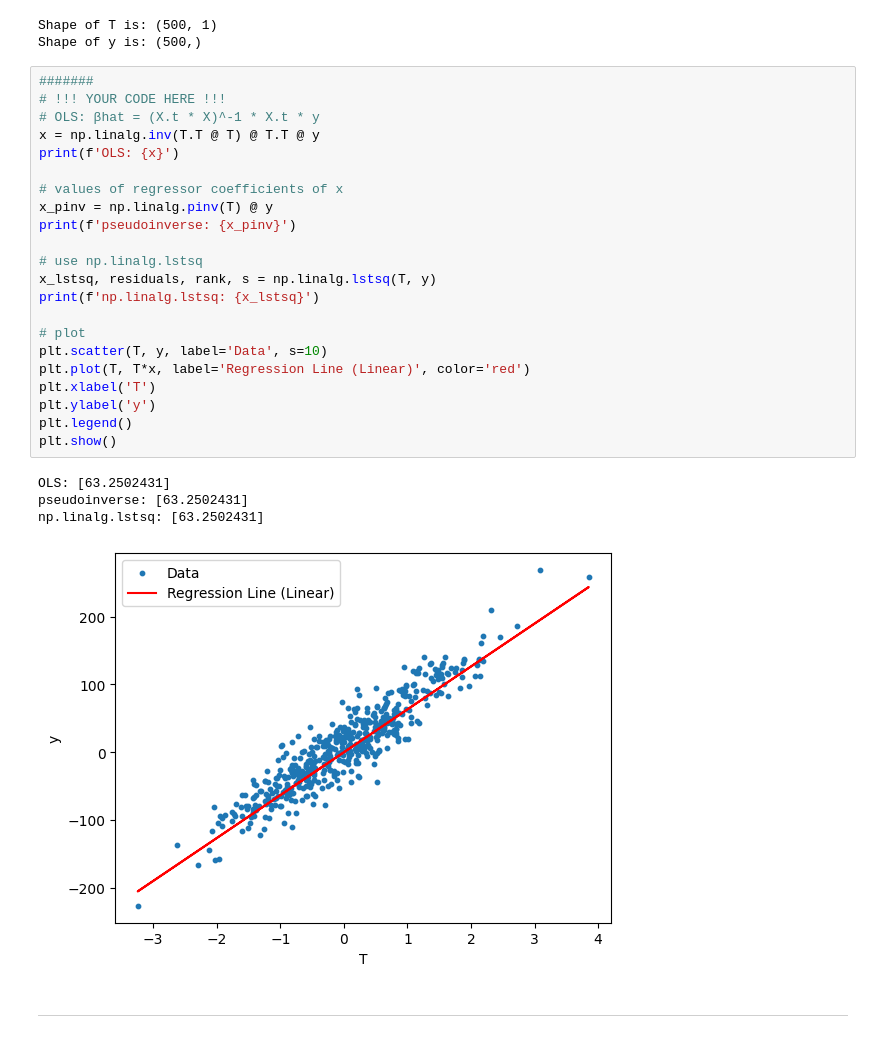
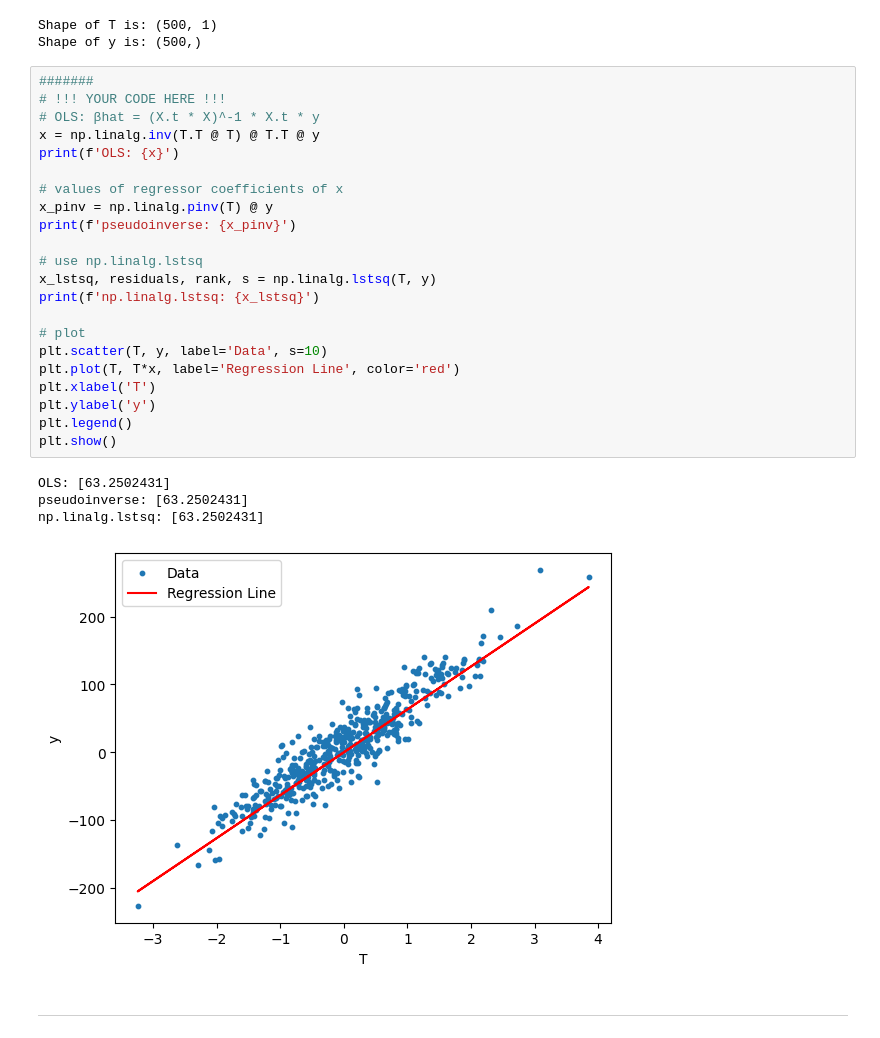
Before and after one commit to j1doan/ucsd-dsc210, a Jupyter notebook: pa4/dsc210_pa4_addon.ipynb, the cells around one changed output. Saved outputs shown, nothing was run; the diff lists cells and outputs as text.

```diff
--- a/pa4/dsc210_pa4_addon.ipynb
+++ b/pa4/dsc210_pa4_addon.ipynb
@@ -37,30 +37,30 @@ Shape of y is: (500,)
 # %%
 #######
 # !!! YOUR CODE HERE !!!
 # OLS: βhat = (X.t * X)^-1 * X.t * y
 x = np.linalg.inv(T.T @ T) @ T.T @ y
 print(f'OLS: {x}')
 
 # values of regressor coefficients of x
 x_pinv = np.linalg.pinv(T) @ y
 print(f'pseudoinverse: {x_pinv}')
 
 # use np.linalg.lstsq
 x_lstsq, residuals, rank, s = np.linalg.lstsq(T, y)
 print(f'np.linalg.lstsq: {x_lstsq}')
 
 # plot
 plt.scatter(T, y, label='Data', s=10)
-plt.plot(T, T*x, label='Regression Line (Linear)', color='red')
+plt.plot(T, T*x, label='Regression Line', color='red')
 plt.xlabel('T')
 plt.ylabel('y')
 plt.legend()
 plt.show()
 # %% [output]
 OLS: [63.2502431]
 pseudoinverse: [63.2502431]
 np.linalg.lstsq: [63.2502431]
-[figure, old version]
+[figure, new version]
 # %% [markdown]
 
 
```
Also changed, not shown: parts of 7 cells of this notebook.
